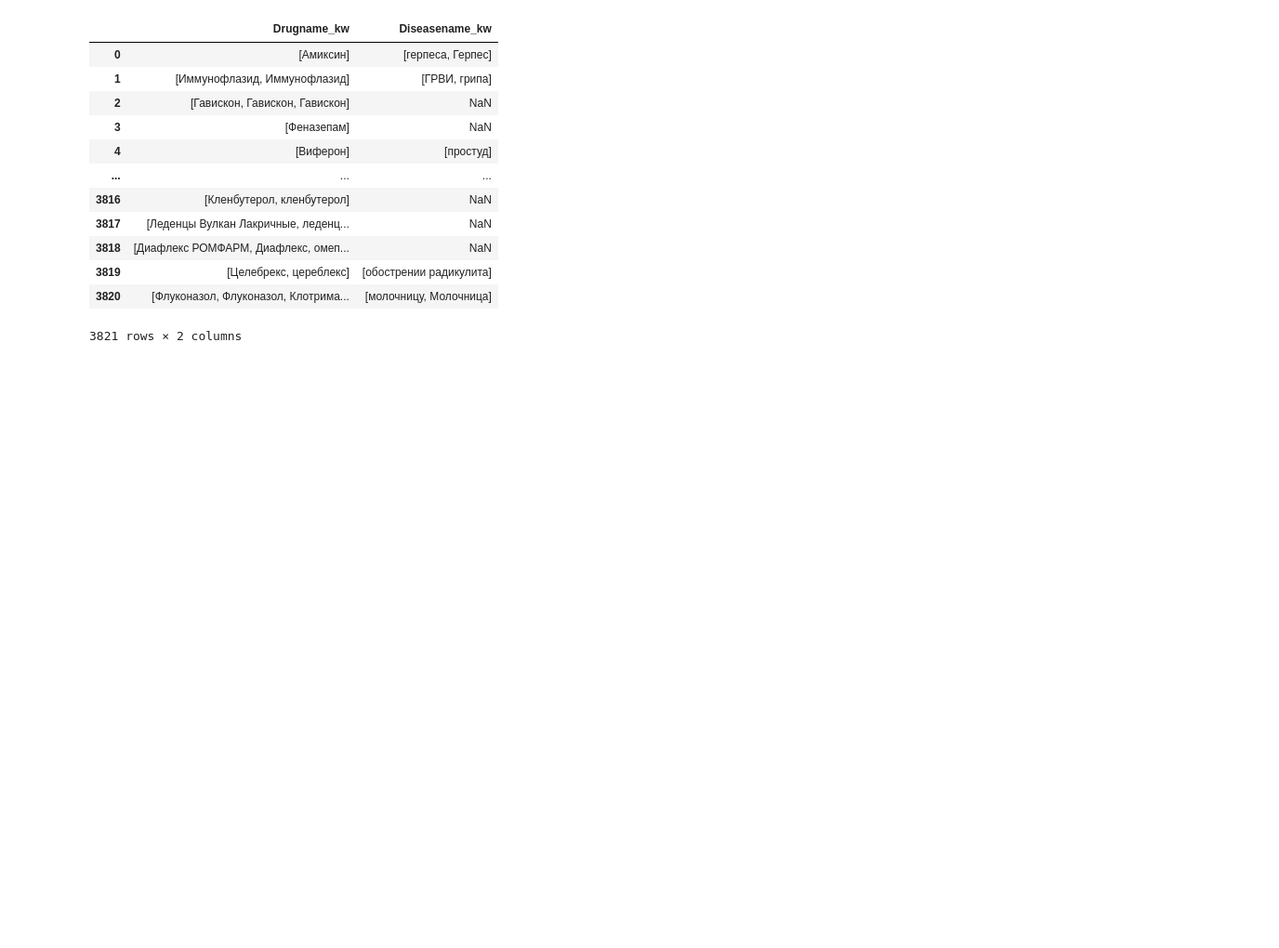
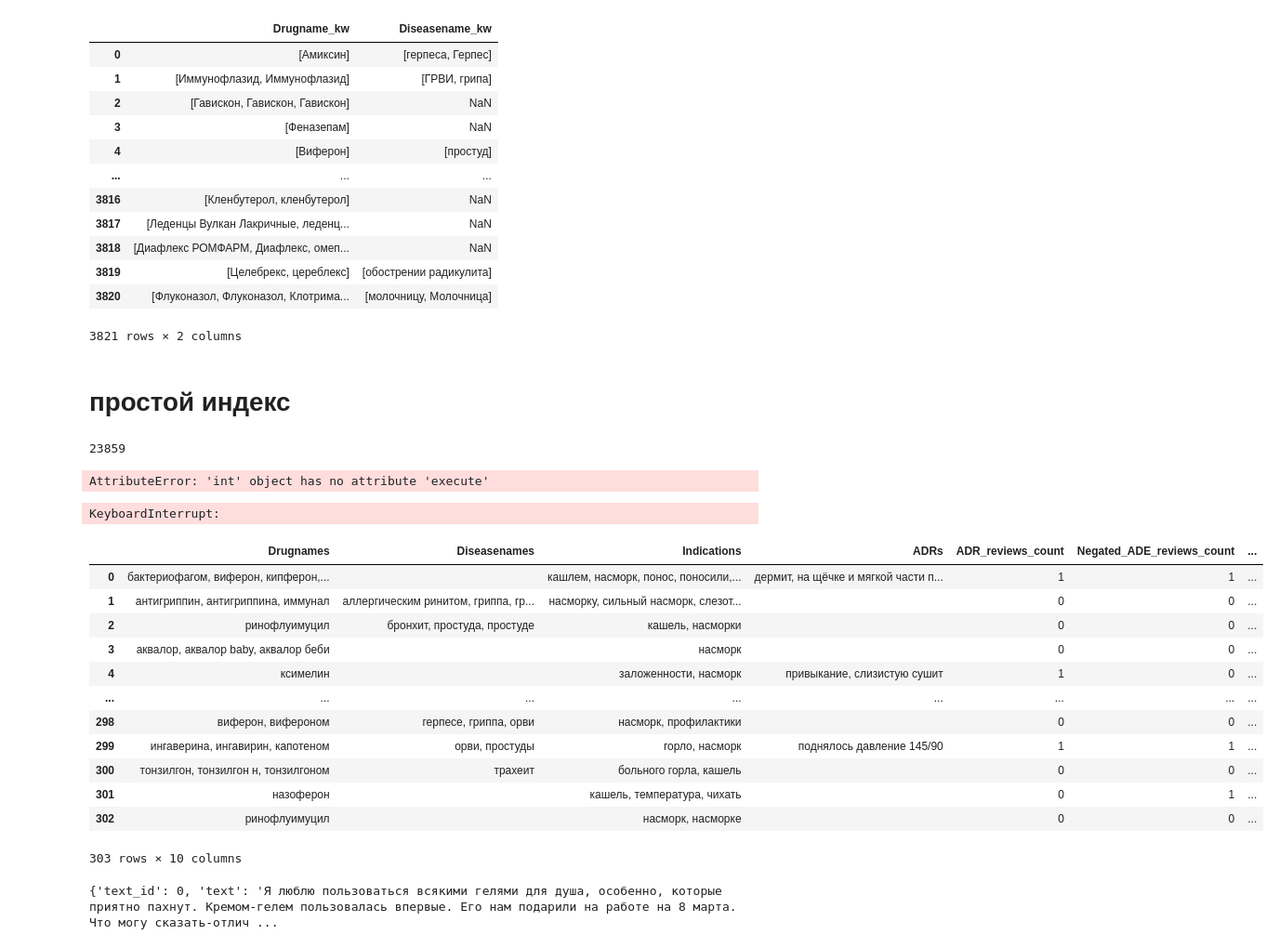
Before and after one commit to gilmoright/med-corpus-analyser, a Jupyter notebook: notebooks/Test_elasticsearch_db.ipynb, the cells around one changed output. Shown at 93% size. Drawn from its saved outputs; the diff is of its cells as text; code cells hidden in the pictures; blank space fills up the shorter version.

```diff
--- a/notebooks/Test_elasticsearch_db.ipynb
+++ b/notebooks/Test_elasticsearch_db.ipynb
@@ -94,3 +94,51 @@ pd.DataFrame(listed)
 | 3819 | [Целебрекс, цереблекс] | [обострении радикулита] |
 | 3820 | [Флуконазол, Флуконазол, Клотрима... | [молочницу, Молочница] |
 3821 rows × 2 columns
+# %% [markdown]
+# простой индекс
+# %%
+#s = Search(using=es, index="rdrs110722_scheme2").query("match_all")
+#s = Search(using=es, index="rdrs110722_scheme2").query("match", Indications="кашель, насморк")
+s = Search(using=es, index="med800k_scheme2").query("match_all").count()
+s = Search(using=es, index="med800k_scheme2").query("match", Indications="кашель, насморк").count()
+# %%
+s
+# %% [output]
+23859
+# %%
+res = s.execute()
+res
+# %% [output]
+AttributeError: 'int' object has no attribute 'execute'
+# %%
+listed = []
+#for hit in s[0:3800]:
+for hit in s.scan():
+    listed.append(hit.to_dict())
+# %% [output]
+KeyboardInterrupt:
+# %%
+pd.DataFrame(listed)
+# %% [output]
+|  | Drugnames | Diseasenames | Indications | ADRs | ADR_reviews_count | Negated_ADE_reviews_count | ... |
+| 0 | бактериофагом, виферон, кипферон,... |  | кашлем, насморк, понос, поносили,... | дермит, на щёчке и мягкой части п... | 1 | 1 | ... |
+| 1 | антигриппин, антигриппина, иммунал | аллергическим ринитом, гриппа, гр... | насморку, сильный насморк, слезот... |  | 0 | 0 | ... |
+| 2 | ринофлуимуцил | бронхит, простуда, простуде | кашель, насморки |  | 0 | 0 | ... |
+| 3 | аквалор, аквалор baby, аквалор беби |  | насморк |  | 0 | 0 | ... |
+| 4 | ксимелин |  | заложенности, насморк | привыкание, слизистую сушит | 1 | 0 | ... |
+| ... | ... | ... | ... | ... | ... | ... | ... |
+| 298 | виферон, вифероном | герпесе, гриппа, орви | насморк, профилактики |  | 0 | 0 | ... |
+| 299 | ингаверина, ингавирин, капотеном | орви, простуды | горло, насморк | поднялось давление 145/90 | 1 | 1 | ... |
+| 300 | тонзилгон, тонзилгон н, тонзилгоном | трахеит | больного горла, кашель |  | 0 | 0 | ... |
+| 301 | назоферон |  | кашель, температура, чихать |  | 0 | 1 | ... |
+| 302 | ринофлуимуцил |  | насморк, насморке |  | 0 | 0 | ... |
+303 rows × 10 columns
+# %%
+import json
+with open("/s/ls4/users/grartem/SAG_MED/med-corpus-analyser/data/raw/ner_800k_jsonl/ner_800k.jsonl", "r") as f:
+    for line in f:
+        data = json.loads(line)
+        print(data)
+        break
+# %% [output]
+{'text_id': 0, 'text': 'Я люблю пользоваться всякими гелями для душа, особенно, которые приятно пахнут. Кремом-гелем пользовалась впервые. Его нам подарили на работе на 8 марта. Что могу сказать-отлич ...
```
Also changed, not shown: parts of 3 cells of this notebook, 1 other file.
